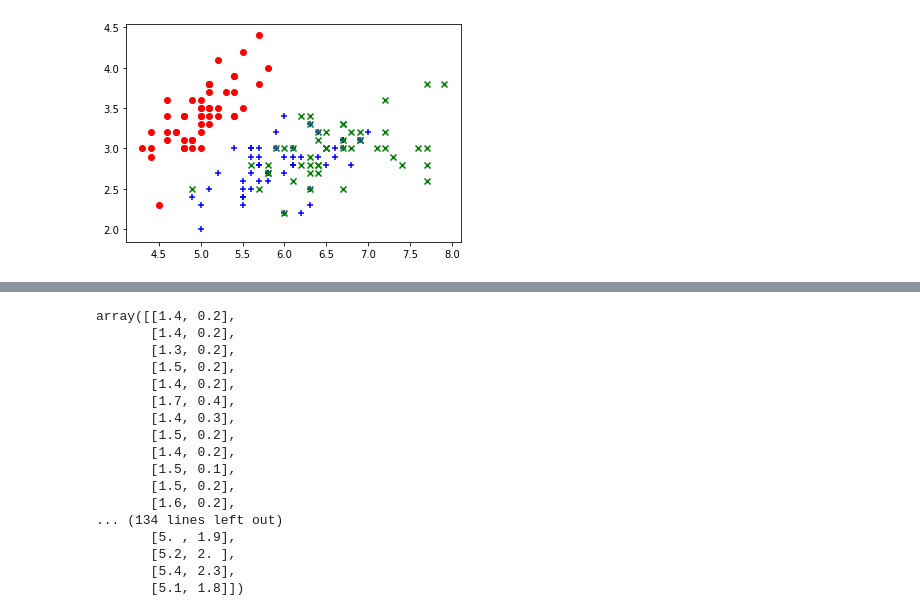
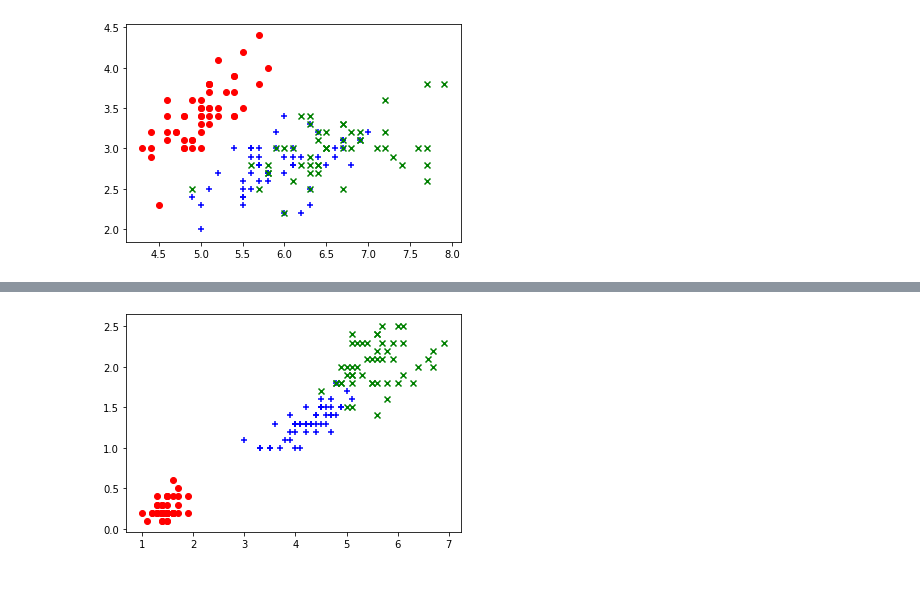
Before and after one commit to ScarletSmallRed/Machine-Learning-Basics, a Jupyter notebook: Chapter03/3-12 Reading Data and Simple Data Exploration.ipynb, the cells around one changed output, grey strips where cells are left out. Cells and saved outputs as stored; diff of their text form; code cells hidden in the pictures; blank space fills up the shorter version.

```diff
--- a/Chapter03/3-12 Reading Data and Simple Data Exploration.ipynb
+++ b/Chapter03/3-12 Reading Data and Simple Data Exploration.ipynb
@@ -126,21 +106,9 @@ array([[5.1, 3.5, 1.4, 0.2],
 # %%
 X = iris.data[:,2:]
-X
-# %% [output]
-array([[1.4, 0.2],
-       [1.4, 0.2],
-       [1.3, 0.2],
-       [1.5, 0.2],
-       [1.4, 0.2],
-       [1.7, 0.4],
-       [1.4, 0.3],
-       [1.5, 0.2],
-       [1.4, 0.2],
-       [1.5, 0.1],
-       [1.5, 0.2],
-       [1.6, 0.2],
-... (134 lines left out)
-       [5. , 1.9],
-       [5.2, 2. ],
-       [5.4, 2.3],
-       [5.1, 1.8]])
+# %%
+plt.scatter(X[y==0,0], X[y==0,1], color="red", marker="o")
+plt.scatter(X[y==1,0], X[y==1,1], color="blue", marker="+")
+plt.scatter(X[y==2,0], X[y==2,1], color="green", marker="x")
+plt.show()
+# %% [output]
+[figure, added]
```
Also changed, not shown: parts of 1 cell of this notebook.
